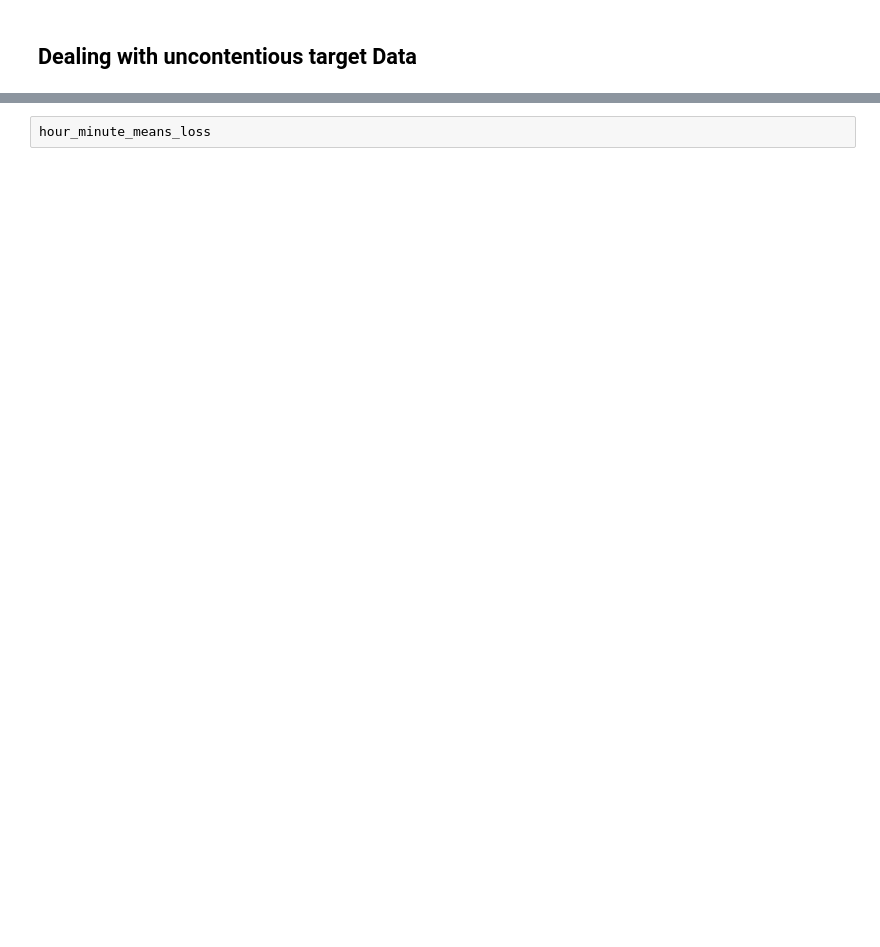
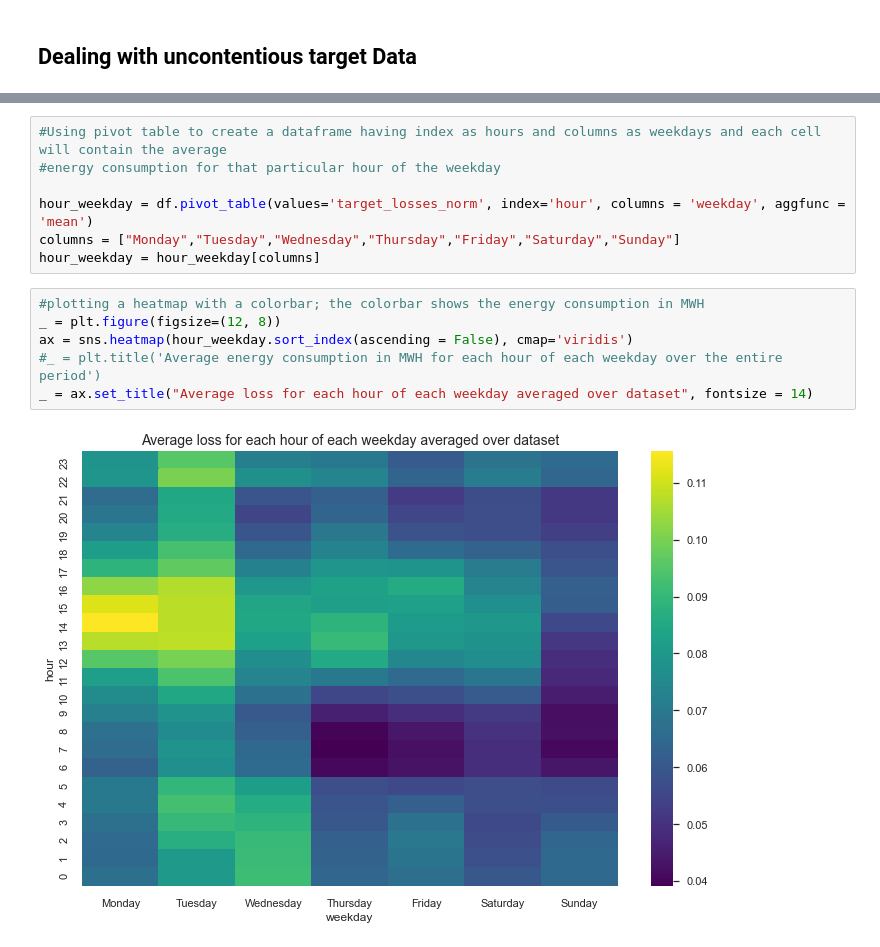
Before and after one commit to JonJae/TimeSeriesPrediction_FeedInMngmt, a Jupyter notebook: FeedInMngmt_EDA.ipynb, the cells around one changed output, grey strips where cells are left out. Drawn from its saved outputs; the diff is of its cells as text; blank space fills up the shorter version.

```diff
--- a/FeedInMngmt_EDA.ipynb
+++ b/FeedInMngmt_EDA.ipynb
@@ -272,2 +335,15 @@ df['target_losses_norm'].iloc[0]
-# %%
-hour_minute_means_loss
+# %%
+#Using pivot table to create a dataframe having index as hours and columns as weekdays and each cell will contain the average
+#energy consumption for that particular hour of the weekday
+
+hour_weekday = df.pivot_table(values='target_losses_norm', index='hour', columns = 'weekday', aggfunc = 'mean')
+columns = ["Monday","Tuesday","Wednesday","Thursday","Friday","Saturday","Sunday"]
+hour_weekday = hour_weekday[columns]
+# %%
+#plotting a heatmap with a colorbar; the colorbar shows the energy consumption in MWH
+_ = plt.figure(figsize=(12, 8))
+ax = sns.heatmap(hour_weekday.sort_index(ascending = False), cmap='viridis')
+#_ = plt.title('Average energy consumption in MWH for each hour of each weekday over the entire period')
+_ = ax.set_title("Average loss for each hour of each weekday averaged over dataset", fontsize = 14)
+# %% [output]
+[figure, added]
```
Also changed, not shown: parts of 16 cells of this notebook.
